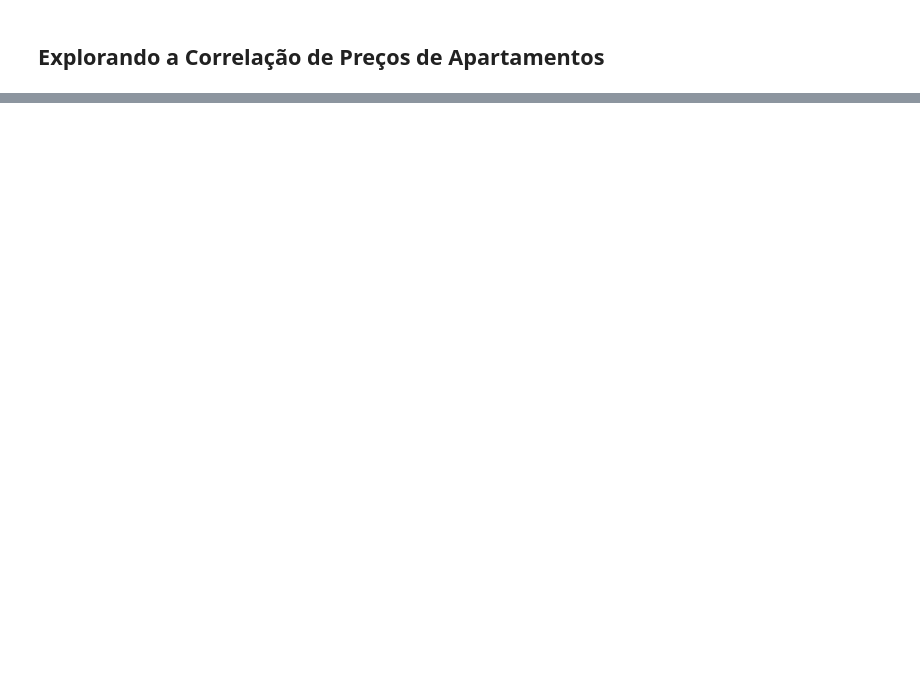
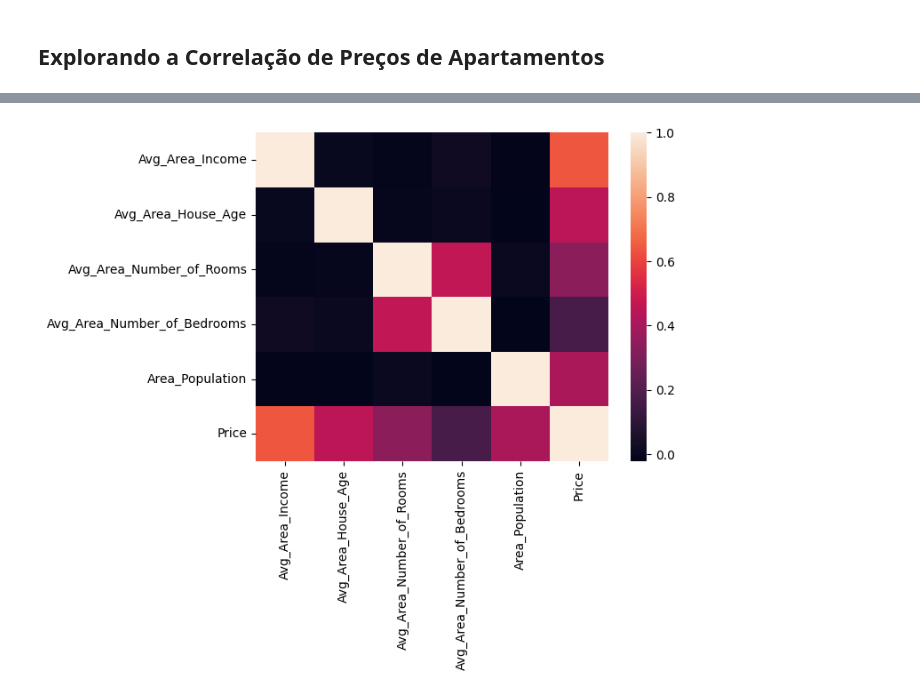
Before and after one commit to leandroboteon/python-correlacoes-precos-apartamento, a Jupyter notebook: Relacoes_de_precos_de_apartamentos.ipynb, the cells around one changed output, grey strips where cells are left out. Cells and saved outputs as stored; diff of their text form; code cells hidden in the pictures; blank space fills up the shorter version.

```diff
--- a/Relacoes_de_precos_de_apartamentos.ipynb
+++ b/Relacoes_de_precos_de_apartamentos.ipynb
@@ -39,0 +84,3 @@ df_apto
+# %%
+correlacao = df_apto.corr()
+correlacao
@@ -39,0 +95,4 @@ df_apto
+# %%
+sns.heatmap(correlacao);
+# %% [output]
+[figure, added]
```
Also changed, not shown: parts of 24 cells of this notebook.
